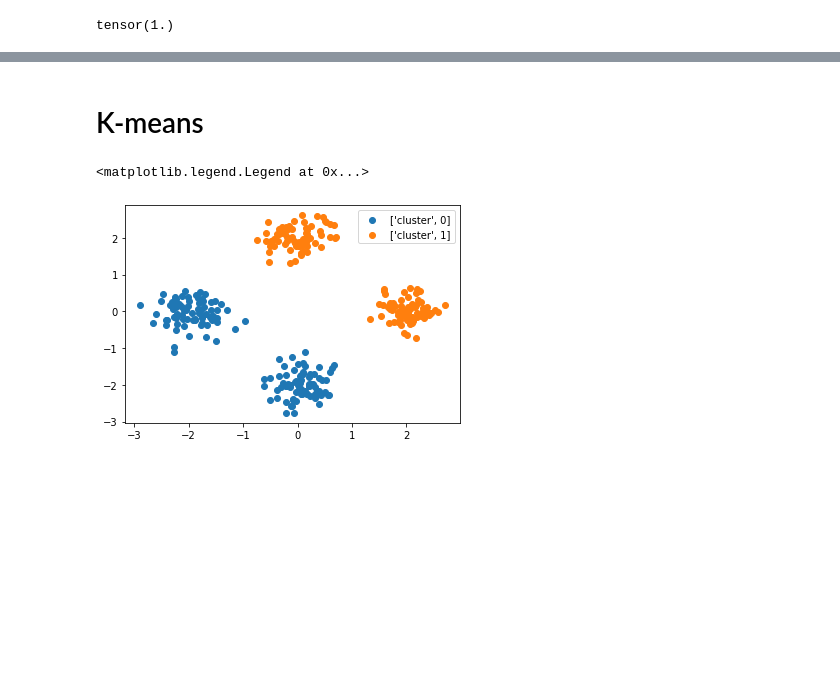
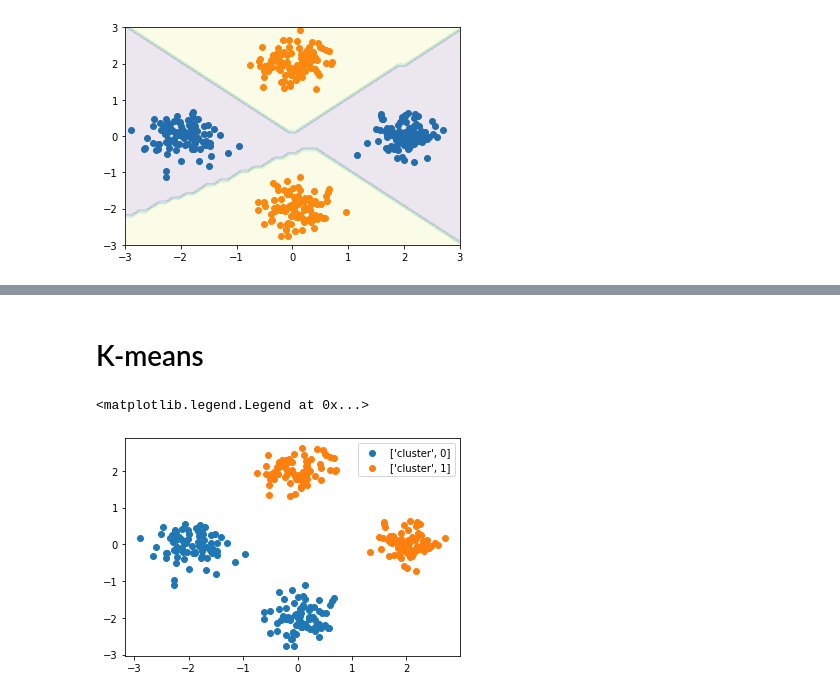
Before and after one commit to ahmedak2/SVM-Variations, a Jupyter notebook: CSVM.ipynb, the cells around one changed output, grey strips where cells are left out. Drawn from its saved outputs; the diff is of its cells as text; code cells hidden in the pictures; blank space fills up the shorter version.

Commit message:
CSVM plot in notebook

```diff
--- a/CSVM.ipynb
+++ b/CSVM.ipynb
@@ -37,11 +47,13 @@ tensor([-1.,  1.], dtype=torch.float64)
 # %%
 from ClusterSVM import *
 
 CSVM = ClusterSVM(K=2, lamb=1e50)
 
 CSVM.train(X_train, Y_train)
 y_pred = CSVM.predict(X_test)
 
-torch.true_divide(torch.sum(y_pred==Y_test),Y_test.shape[0])
+plot_data(X,Y)
+CSVM.plot_classifier([-3,3,-3,3])
+# torch.true_divide(torch.sum(y_pred==Y_test),Y_test.shape[0])
 # %% [output]
-tensor(1.)
+[figure, added]
```
Also changed, not shown: parts of 4 cells of this notebook.
